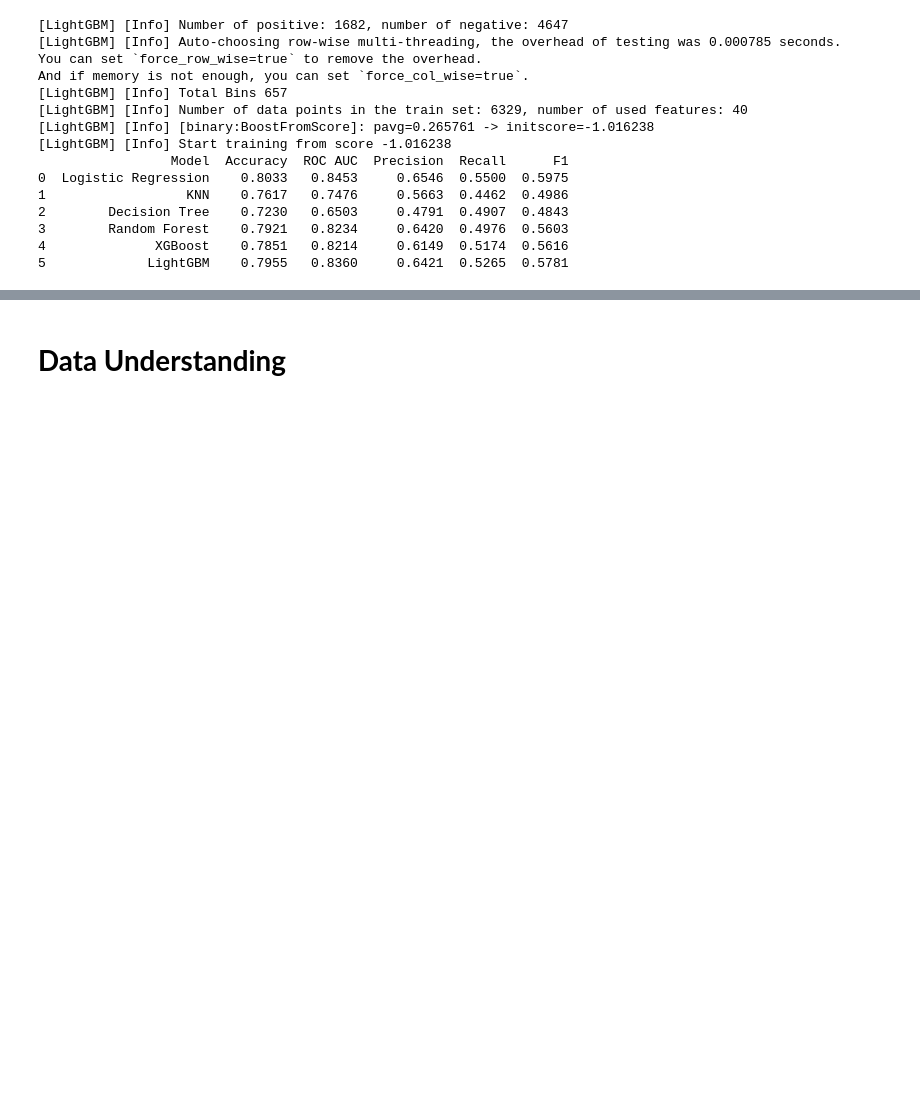
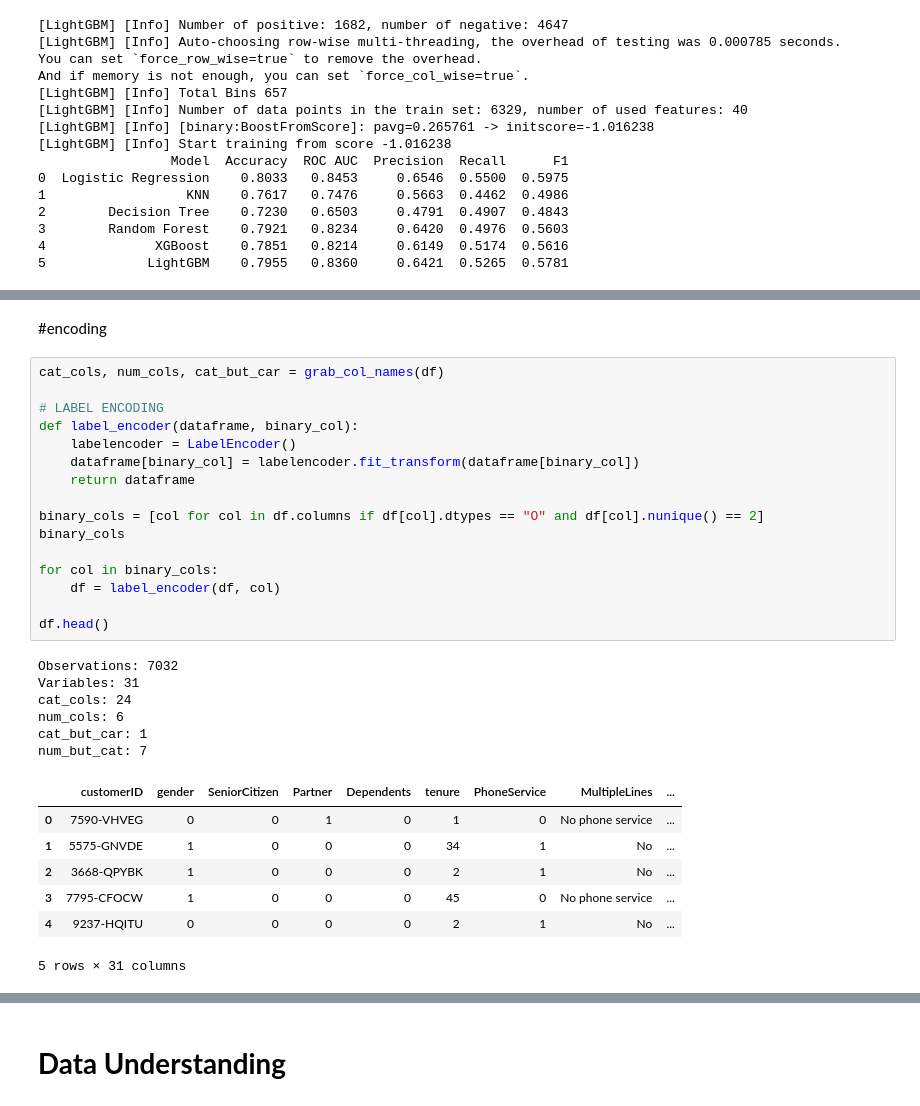
Before and after one commit to nikenyudha/telco-customer-churn-analysis, a Jupyter notebook: ML_telco.ipynb, the cells around one changed output, grey strips where cells are left out. Cells and saved outputs as stored; diff of their text form; blank space fills up the shorter version.

```diff
--- a/ML_telco.ipynb
+++ b/ML_telco.ipynb
@@ -1070,0 +1121,32 @@ And if memory is not enough, you can set `force_col_wise=true`.
+# %% [markdown]
+#encoding
+# %%
+cat_cols, num_cols, cat_but_car = grab_col_names(df)
+
+# LABEL ENCODING
+def label_encoder(dataframe, binary_col):
+    labelencoder = LabelEncoder()
+    dataframe[binary_col] = labelencoder.fit_transform(dataframe[binary_col])
+    return dataframe
+
+binary_cols = [col for col in df.columns if df[col].dtypes == "O" and df[col].nunique() == 2]
+binary_cols
+
+for col in binary_cols:
+    df = label_encoder(df, col)
+
+df.head()
+# %% [output]
+Observations: 7032
+Variables: 31
+cat_cols: 24
+num_cols: 6
+cat_but_car: 1
+num_but_cat: 7
+|  | customerID | gender | SeniorCitizen | Partner | Dependents | tenure | PhoneService | MultipleLines | ... |
+| 0 | 7590-VHVEG | 0 | 0 | 1 | 0 | 1 | 0 | No phone service | ... |
+| 1 | 5575-GNVDE | 1 | 0 | 0 | 0 | 34 | 1 | No | ... |
+| 2 | 3668-QPYBK | 1 | 0 | 0 | 0 | 2 | 1 | No | ... |
+| 3 | 7795-CFOCW | 1 | 0 | 0 | 0 | 45 | 0 | No phone service | ... |
+| 4 | 9237-HQITU | 0 | 0 | 0 | 0 | 2 | 1 | No | ... |
+5 rows × 31 columns
```
Also changed, not shown: parts of 7 cells of this notebook.
